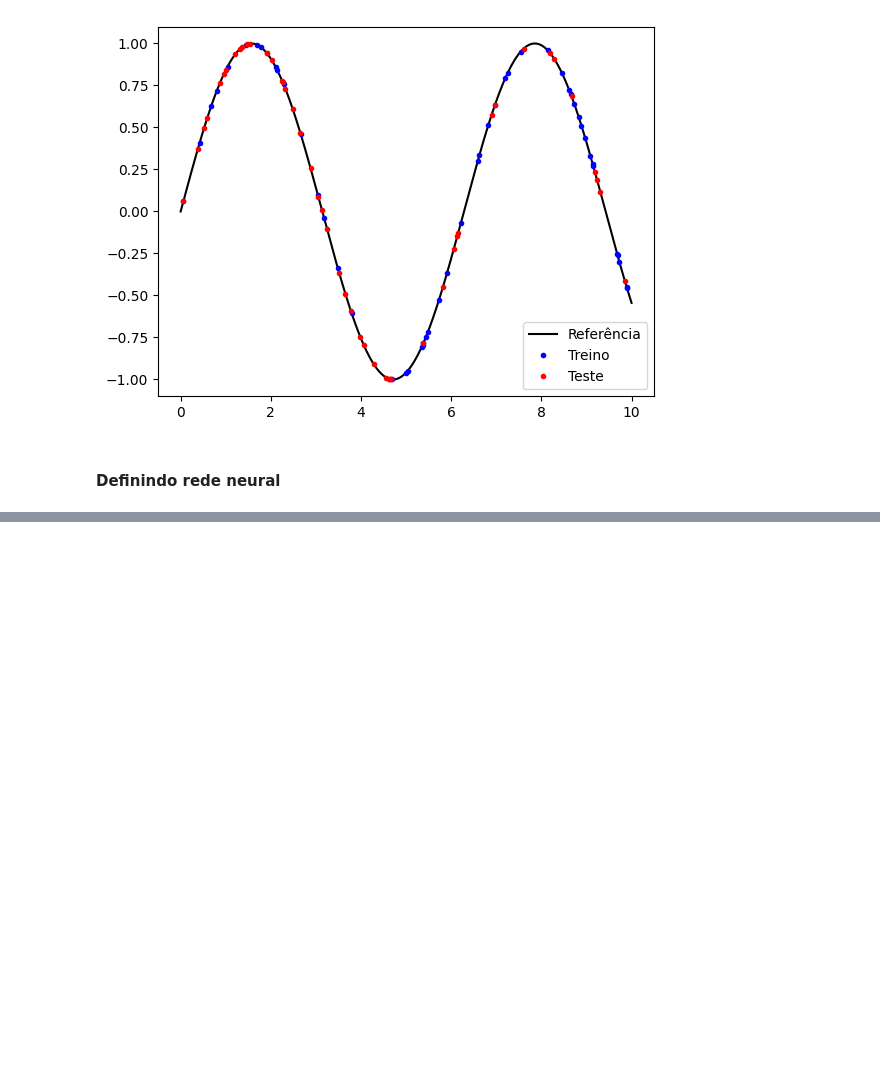
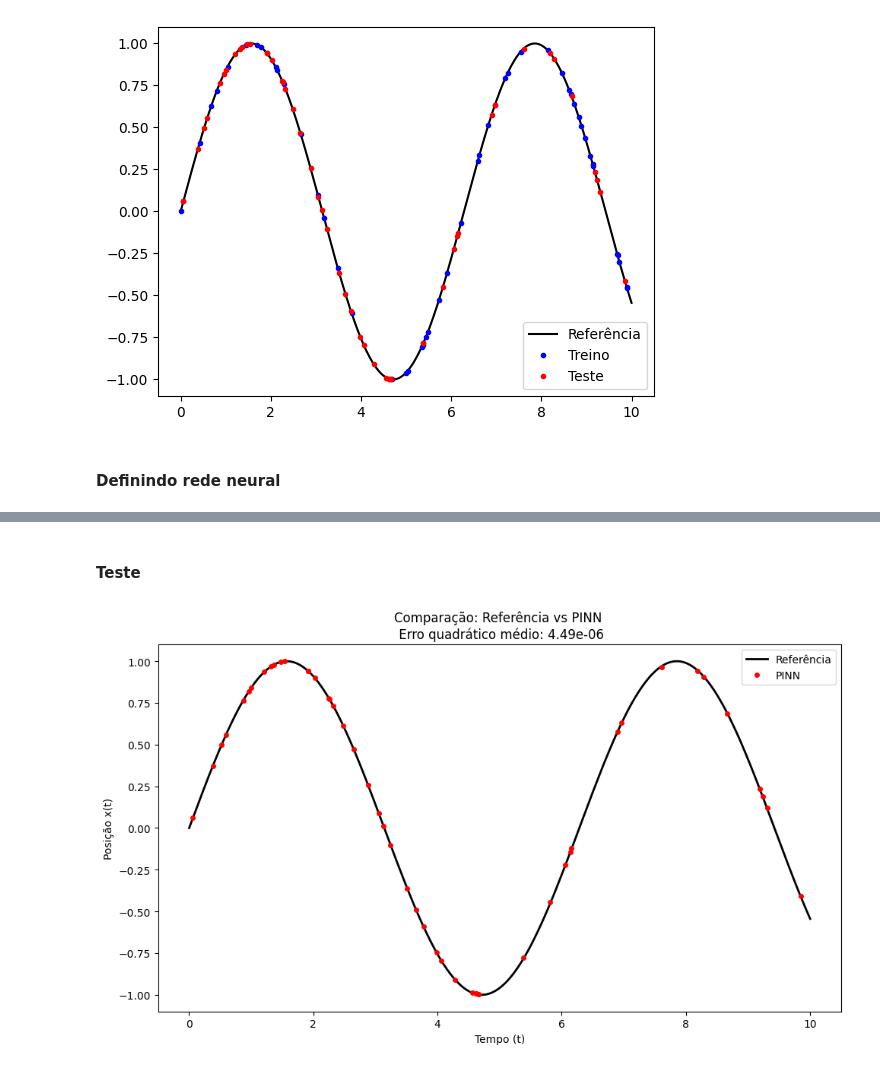
Before and after one commit to NicolasRossoni/TCC, a Jupyter notebook: SimpleExamples/oscilador_harmonico.ipynb, the cells around one changed output, grey strips where cells are left out. Cells and saved outputs as stored; diff of their text form; code cells hidden in the pictures; blank space fills up the shorter version.

```diff
--- a/SimpleExamples/oscilador_harmonico.ipynb
+++ b/SimpleExamples/oscilador_harmonico.ipynb
@@ -94,35 +102,29 @@ class PINN(nn.Module):
 # %%
-PINN = PINN(structure=[1, 50, 50, 50, 1])
-optimizer = tc.optim.Adam(PINN.parameters(), lr=0.001)
-scheduler = StepLR(optimizer, step_size=1000, gamma=0.95)
+OHS = PINN(structure=[1, 50, 50, 50, 1])
+optimizer = tc.optim.Adam(OHS.parameters(), lr=0.001)
+scheduler = StepLR(optimizer, step_size=3000, gamma=0.60)
 
 
 loss_log = []
-epochs = 5000
+epochs = 15000
 
 for epoch in range(epochs):
-    t_treino = tc.cat([tc.tensor([0.0]), t_treino], requires_grad = True)
-    x_inferencia = PINN(t_treino)
+    x_inferencia = OHS(t_treino)
 
-    dx_dt = tc.autograd.grad(x_inferencia, t_treino, create_graph=True)[0]
-    d2x_dt2 = tc.autograd.grad(dx_dt, t_treino)[0]  # Sem criar o Grafo
+    dx_dt = tc.autograd.grad(x_inferencia, t_treino, grad_outputs = tc.ones_like(x_inferencia), create_graph=True)[0]
+    d2x_dt2 = tc.autograd.grad(dx_dt, t_treino, grad_outputs = tc.ones_like(dx_dt), create_graph=True)[0]
 
-    loss_dados = tc.mean((x_inferencia[1:] - x_treino)**2) # Supervisionado
+    #loss_dados = tc.mean((x_inferencia - x_treino)**2) # Supervisionado
+    loss_dados = tc.tensor(0.0) # Não supervisionado
     loss_EDP = tc.mean((d2x_dt2 + tc.tensor(k/m)*x_inferencia)**2) # EDP
     loss_CI = (x_inferencia[0] - condicoes_iniciais[0])**2 + (dx_dt[0] - condicoes_iniciais[1])**2 # Condições iniciais
     loss = loss_dados + loss_EDP + loss_CI
 
     optimizer.zero_grad()
-    loss.backward(retain_graph=True)
+    loss.backward()
     optimizer.step()
     scheduler.step()
 
     loss_log.append([loss.item(), loss_dados.item(), loss_EDP.item(), loss_CI.item()])
-
-
-plt.plot(LOSS)
-plt.yscale('log')
-plt.ylabel("Loss")
-plt.xlabel("Epochs")
-plt.show()
+    (lambda epoch: print(f"Epoch {epoch} - Loss: {loss.item():.2e}") if epoch % 1000 == 0 else None)(epoch)
 # %% [output]
@@ -131,0 +176,18 @@ TypeError: cat() received an invalid combination of arguments - got (list, requi
+# %% [markdown]
+#### Teste
+# %%
+x_inferencia = OHS(t_teste)
+
+erro_medio = tc.mean(tc.abs(x_inferencia - x_teste)**2).item()
+
+plt.figure(figsize=(10,6))
+plt.plot(t.detach().numpy(), x_ref.detach().numpy(), 'k-', label='Referência', linewidth=2)
+plt.plot(t_teste.detach().numpy(), x_inferencia.detach().numpy(), 'r.', markersize=8, label='PINN')
+plt.xlabel('Tempo (t)')
+plt.ylabel('Posição x(t)')
+plt.title(f'Comparação: Referência vs PINN \n Erro quadrático médio: {erro_medio:.2e}')
+plt.legend()
+plt.tight_layout()
+plt.show()
+# %% [output]
+[figure, added]
```
Also changed, not shown: parts of 6 cells of this notebook, 5 other files.
